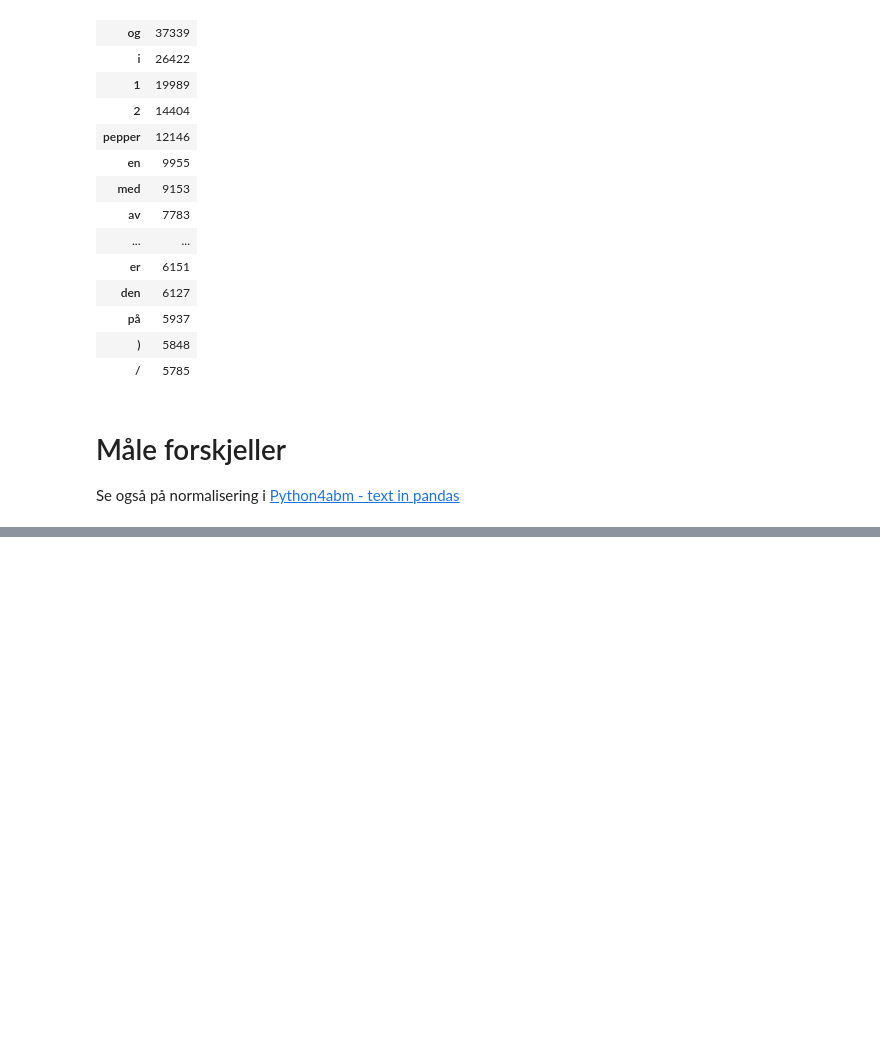
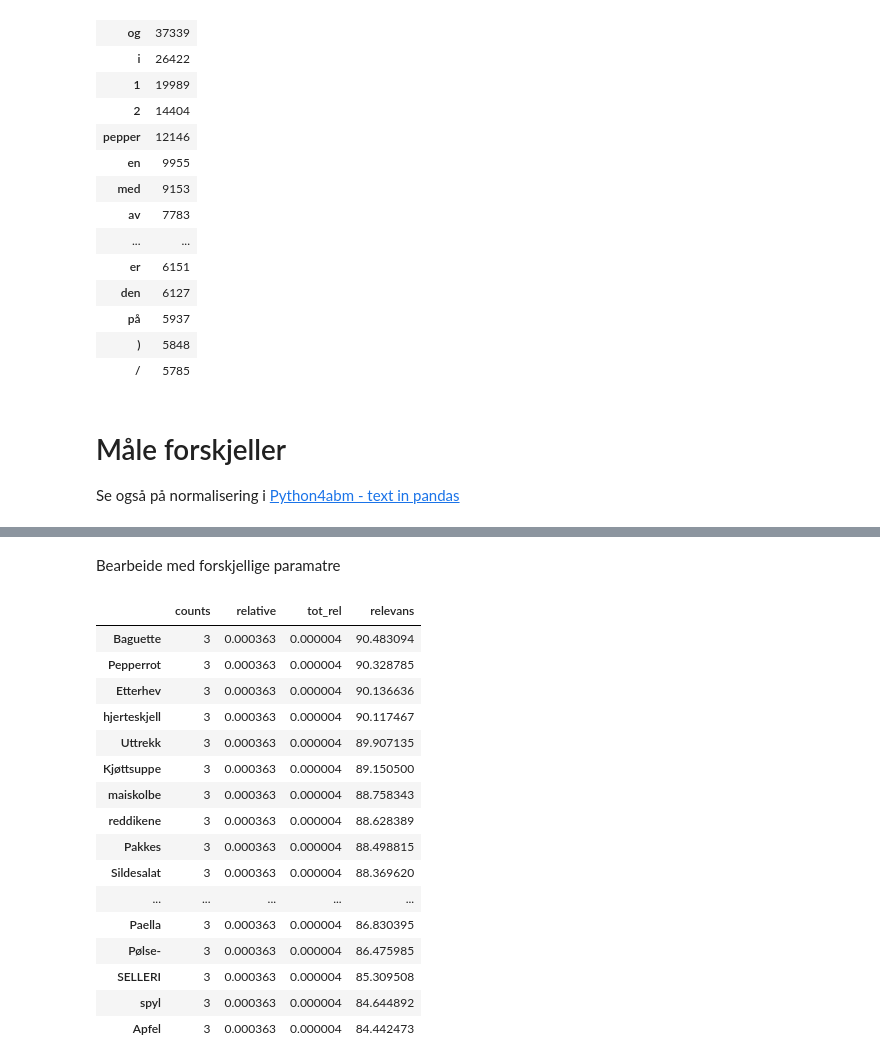
Before and after one commit to Yoonsen/DHKO, a Jupyter notebook: DHKO2024.ipynb, the cells around one changed output, grey strips where cells are left out. Drawn from its saved outputs; the diff is of its cells as text; code cells hidden in the pictures; blank space fills up the shorter version.

```diff
--- a/DHKO2024.ipynb
+++ b/DHKO2024.ipynb
@@ -171,0 +249,22 @@ AttributeError: 'Series' object has no attribute 'normalize_values'
+# %% [markdown]
+Bearbeide med forskjellige paramatre
+# %%
+data[data['counts']<= 3].sort_values(by='relevans', ascending=False).head(20)
+# %% [output]
+|  | counts | relative | tot_rel | relevans |
+| Baguette | 3 | 0.000363 | 0.000004 | 90.483094 |
+| Pepperrot | 3 | 0.000363 | 0.000004 | 90.328785 |
+| Etterhev | 3 | 0.000363 | 0.000004 | 90.136636 |
+| hjerteskjell | 3 | 0.000363 | 0.000004 | 90.117467 |
+| Uttrekk | 3 | 0.000363 | 0.000004 | 89.907135 |
+| Kjøttsuppe | 3 | 0.000363 | 0.000004 | 89.150500 |
+| maiskolbe | 3 | 0.000363 | 0.000004 | 88.758343 |
+| reddikene | 3 | 0.000363 | 0.000004 | 88.628389 |
+| Pakkes | 3 | 0.000363 | 0.000004 | 88.498815 |
+| Sildesalat | 3 | 0.000363 | 0.000004 | 88.369620 |
+| ... | ... | ... | ... | ... |
+| Paella | 3 | 0.000363 | 0.000004 | 86.830395 |
+| Pølse- | 3 | 0.000363 | 0.000004 | 86.475985 |
+| SELLERI | 3 | 0.000363 | 0.000004 | 85.309508 |
+| spyl | 3 | 0.000363 | 0.000004 | 84.644892 |
+| Apfel | 3 | 0.000363 | 0.000004 | 84.442473 |
```
Also changed, not shown: parts of 18 cells of this notebook.
